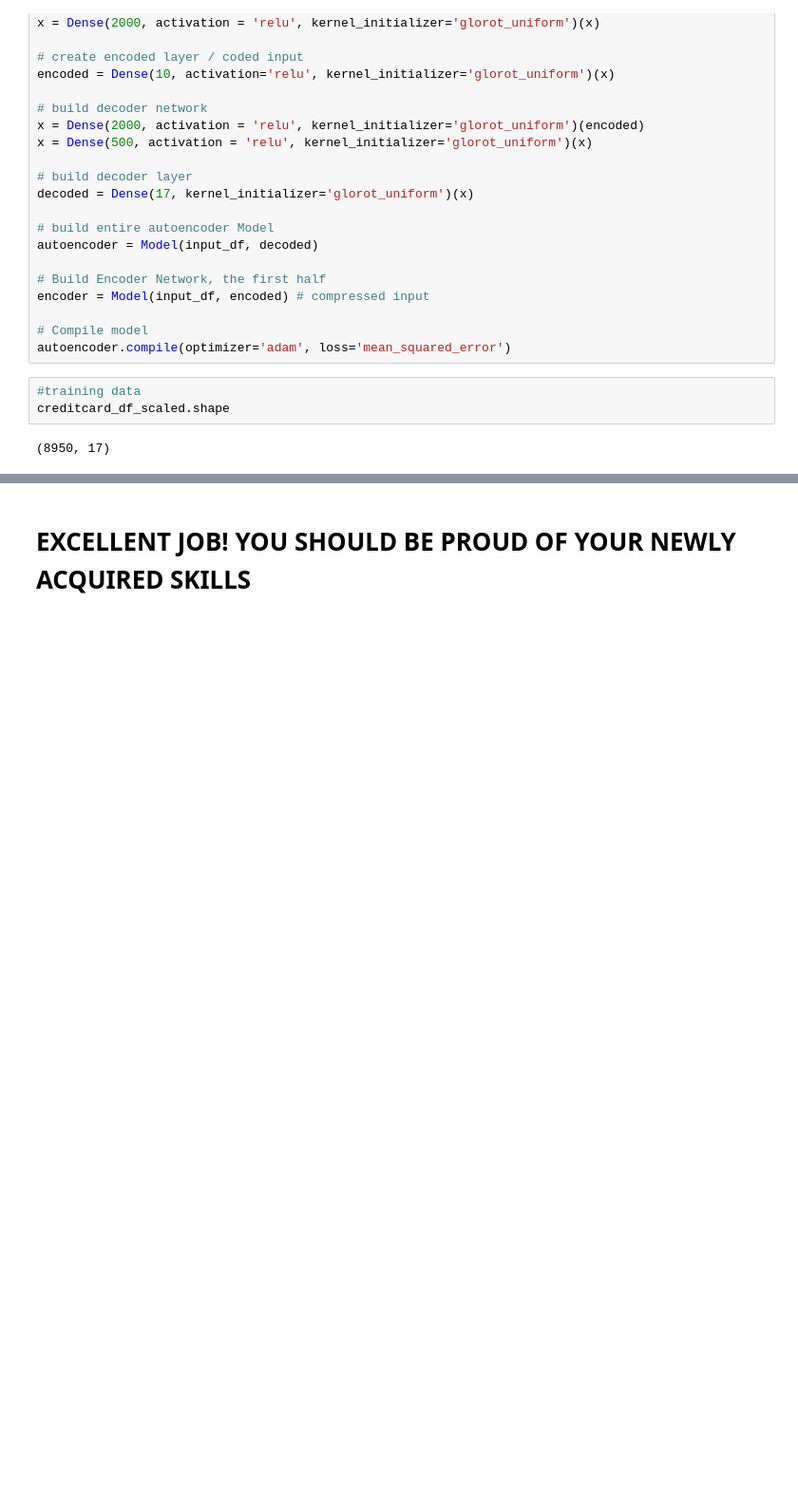
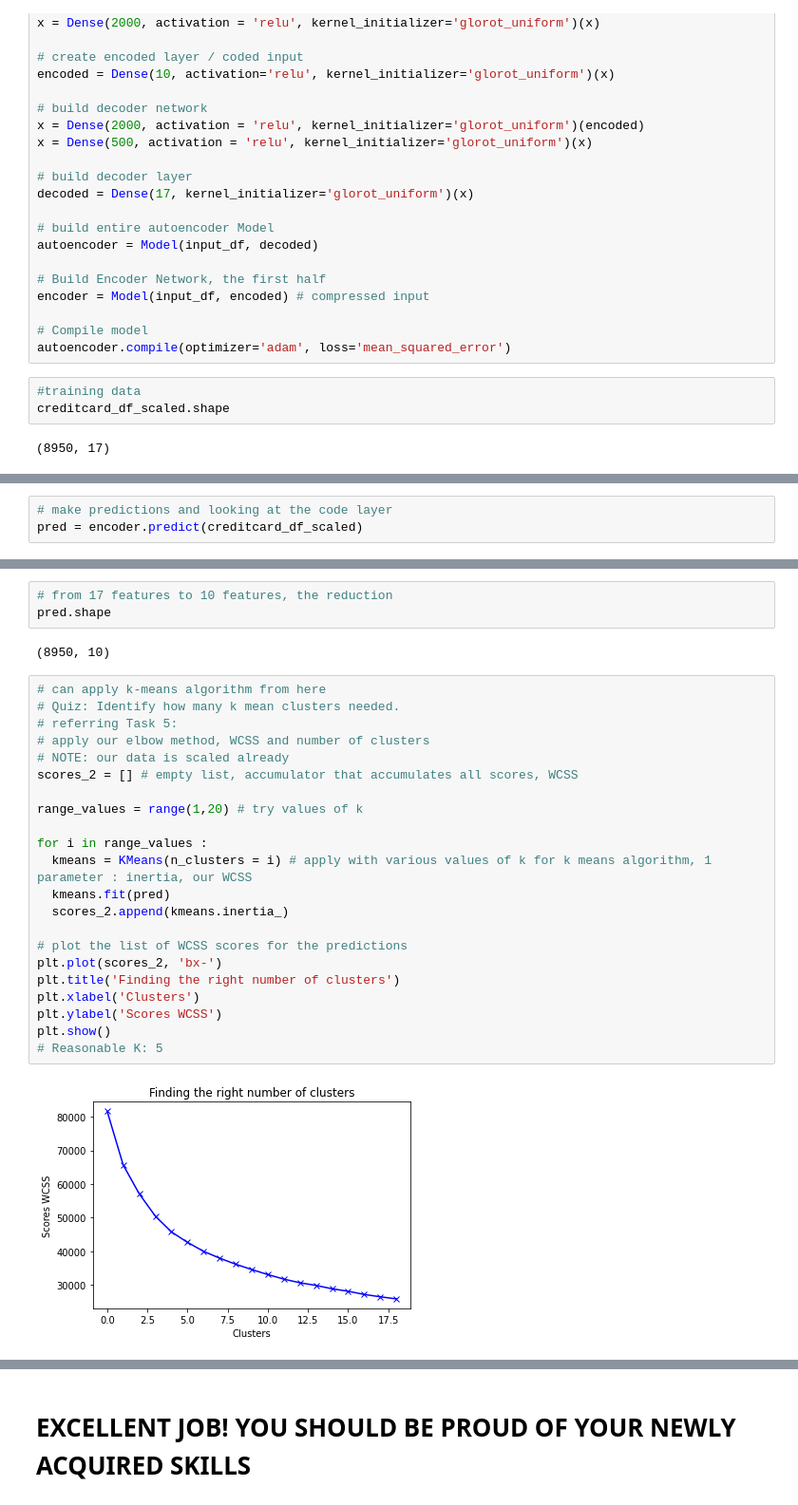
Before and after one commit to lavarius/DSCaseStudies, a Jupyter notebook: MDB_Marketing_Department.ipynb, the cells around one changed output, grey strips where cells are left out. Shown at 95% size. Cells and saved outputs as stored; diff of their text form; blank space fills up the shorter version.

Commit message:
Visualizing New Cluster and segmentation
Redid K-Means clustering with coded input. Redid dimensional reduction for PCA with coded layer and visualized data.

```diff
--- a/MDB_Marketing_Department.ipynb
+++ b/MDB_Marketing_Department.ipynb
@@ -651,3 +651,6 @@ Total params: 2,307,653
 Trainable params: 2,307,653
 Non-trainable params: 0
 _________________________________________________________________
+# %%
+# make predictions and looking at the code layer
+pred = encoder.predict(creditcard_df_scaled)
@@ -653,0 +674,29 @@ _________________________________________________________________
+# %%
+# from 17 features to 10 features, the reduction
+pred.shape
+# %% [output]
+(8950, 10)
+# %%
+# can apply k-means algorithm from here
+# Quiz: Identify how many k mean clusters needed.
+# referring Task 5:
+# apply our elbow method, WCSS and number of clusters
+# NOTE: our data is scaled already
+scores_2 = [] # empty list, accumulator that accumulates all scores, WCSS
+
+range_values = range(1,20) # try values of k
+
+for i in range_values :
+  kmeans = KMeans(n_clusters = i) # apply with various values of k for k means algorithm, 1 parameter : inertia, our WCSS
+  kmeans.fit(pred)
+  scores_2.append(kmeans.inertia_)
+
+# plot the list of WCSS scores for the predictions
+plt.plot(scores_2, 'bx-')
+plt.title('Finding the right number of clusters')
+plt.xlabel('Clusters')
+plt.ylabel('Scores WCSS')
+plt.show()
+# Reasonable K: 5
+# %% [output]
+[figure, added]
```
Also changed, not shown: parts of 21 cells of this notebook.
